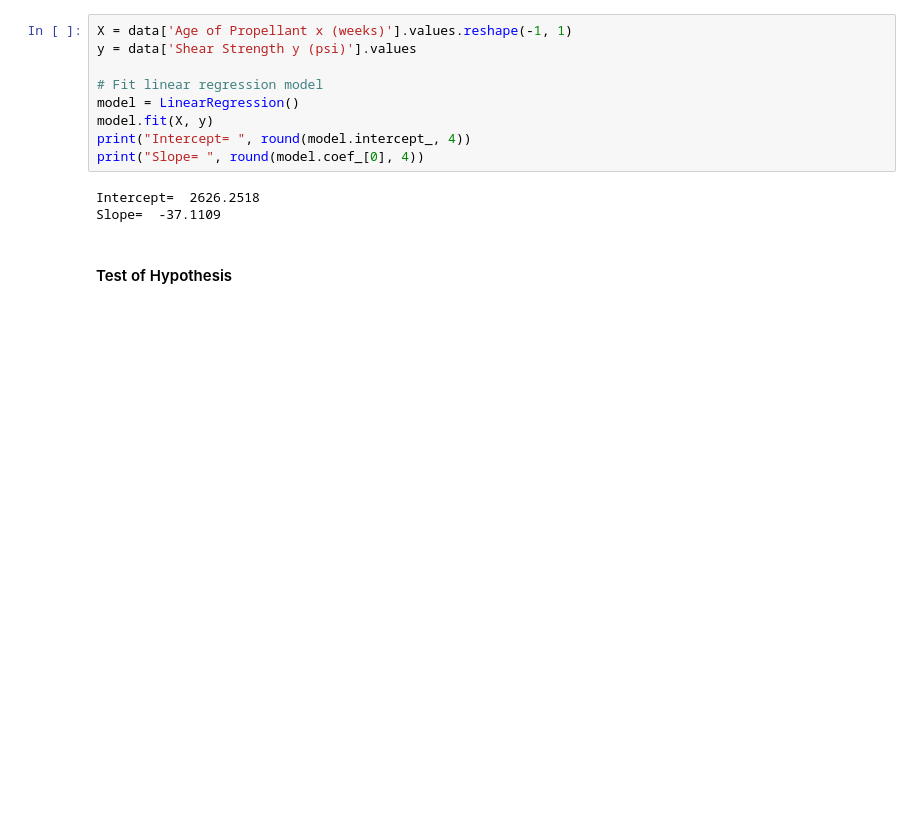
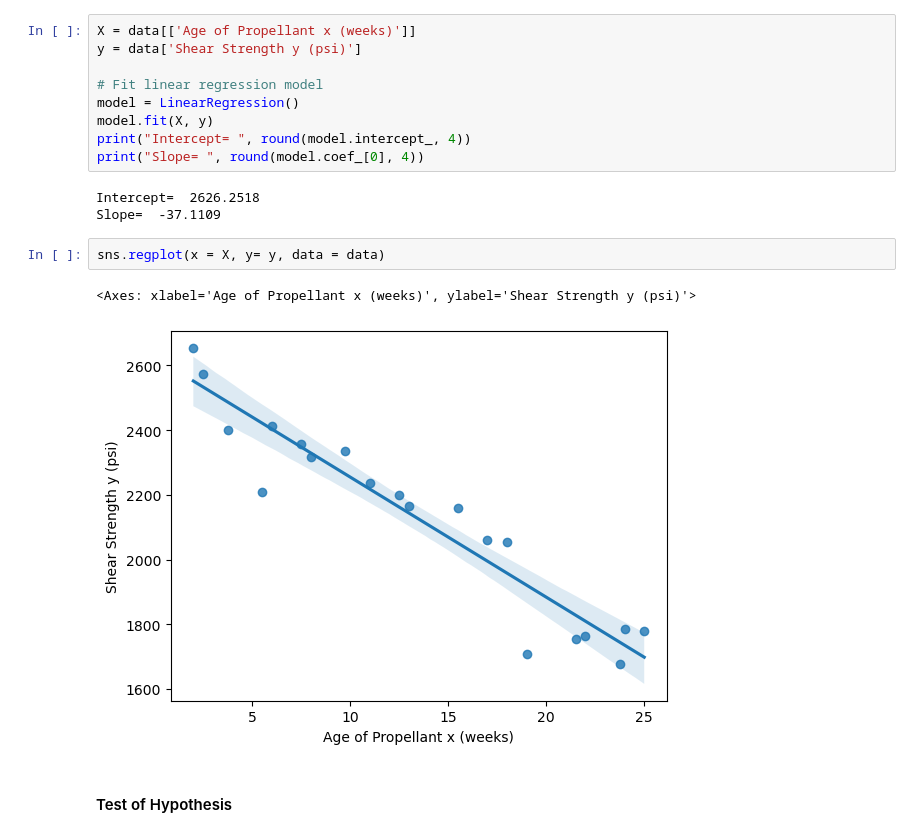
Before and after one commit to s0ul141/SB47, a Jupyter notebook: REG_DA3.ipynb, the cells around one changed output. Saved outputs shown, nothing was run; the diff lists cells and outputs as text; blank space fills up the shorter version.

```diff
--- a/REG_DA3.ipynb
+++ b/REG_DA3.ipynb
@@ -32,8 +33,8 @@ data
 | 19 | 2654.20 | 2.00 |
 | 20 | 1753.70 | 21.50 |
 # %%
-X = data['Age of Propellant x (weeks)'].values.reshape(-1, 1)
-y = data['Shear Strength y (psi)'].values
+X = data[['Age of Propellant x (weeks)']]
+y = data['Shear Strength y (psi)']
 
 # Fit linear regression model
 model = LinearRegression()
@@ -43,6 +44,11 @@ print("Slope= ", round(model.coef_[0], 4))
 # %% [output]
 Intercept=  2626.2518
 Slope=  -37.1109
+# %%
+sns.regplot(x = X, y= y, data = data)
+# %% [output]
+<Axes: xlabel='Age of Propellant x (weeks)', ylabel='Shear Strength y (psi)'>
+[figure, added]
 # %% [markdown]
 #### Test of Hypothesis
 # %%
```
Also changed, not shown: parts of 9 cells of this notebook.
